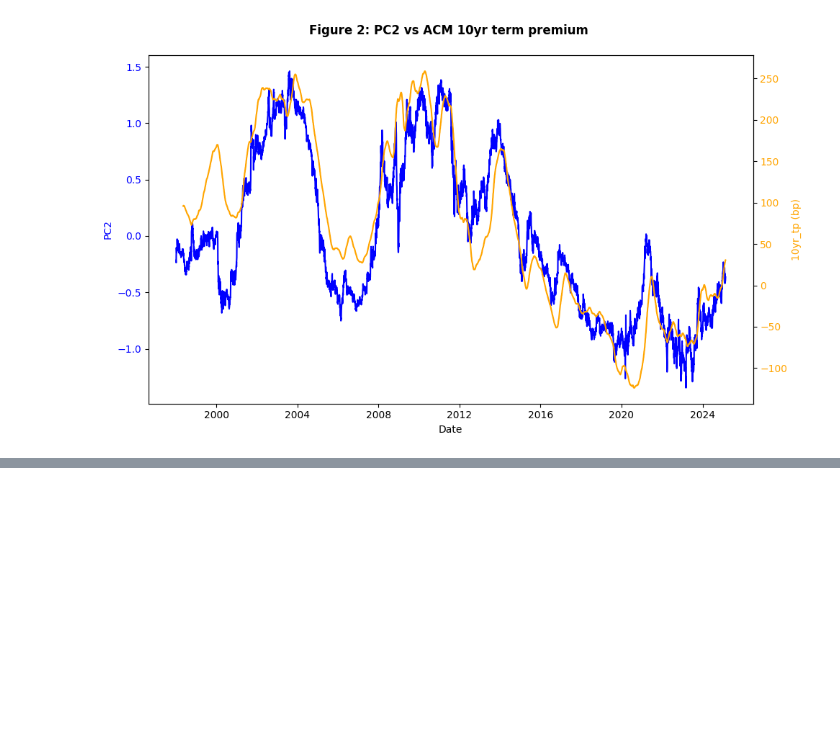
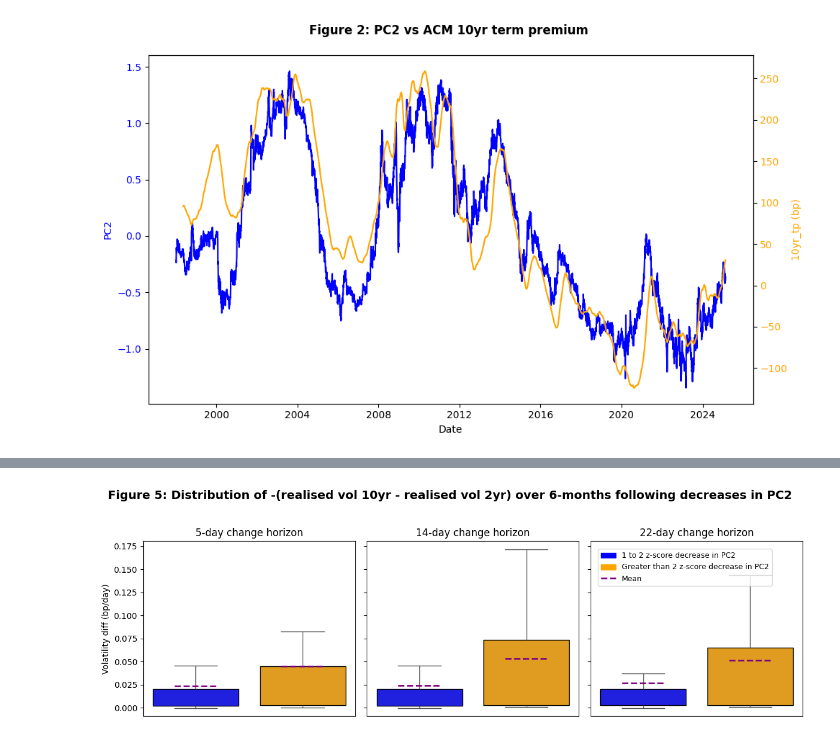
Before and after one commit to ALILODHI-cloud/UVAmacro, a Jupyter notebook: post_4/analysis.ipynb, the cells around one changed output, grey strips where cells are left out. Drawn from its saved outputs; the diff is of its cells as text; code cells hidden in the pictures; blank space fills up the shorter version.

```diff
--- a/post_4/analysis.ipynb
+++ b/post_4/analysis.ipynb
@@ -421,0 +333,73 @@ Name: PC2_5d_zscore, dtype: float64
+# %%
+import matplotlib.pyplot as plt
+import seaborn as sns
+import pandas as pd
+import matplotlib.patches as mpatches
+import matplotlib.lines as mlines
+
+# Copy DataFrame
+df_plot = df_total.copy()
+
+# Define categories for z-scores (Only '< -2' and '-1 to -2')
+df_plot['category_5d'] = pd.cut(df_plot['PC2_5d_zscore'], bins=[-float('inf'), -2, -1], labels=['< -2', '-1 to -2'])
+df_plot['category_14d'] = pd.cut(df_plot['PC2_14d_zscore'], bins=[-float('inf'), -2, -1], labels=['< -2', '-1 to -2'])
+df_plot['category_22d'] = pd.cut(df_plot['PC2_22d_zscore'], bins=[-float('inf'), -2, -1], labels=['< -2', '-1 to -2'])
+
+# Define consistent color mapping
+palette = {'-1 to -2': 'blue', '< -2': 'orange'}
+
+# Set up figure and axes (side by side) - Increased height
+fig, axes = plt.subplots(1, 3, figsize=(12, 4), sharey=True)
+
+# Function to plot boxplots with per-category mean lines
+def plot_boxplot(ax, category_col, title):
+    # Plot boxplot without median line
+    sns.boxplot(x=category_col, y='vol_diff_ahead_30', data=df_plot, palette=palette, ax=ax,
+                order=['-1 to -2', '< -2'], showfliers=False,
+                medianprops=dict(visible=False),
+                boxprops=dict(edgecolor='black'))  # Keep only box edges
+
+    ax.set_title(title, fontsize=12)
+
+    # Compute means for each category in the correct order
+    means = df_plot.groupby(category_col)['vol_diff_ahead_30'].mean().reindex(['-1 to -2', '< -2'])
+
+    # Add horizontal mean lines just inside each category box
+    for i, category in enumerate(means.index):
+        ax.hlines(y=means[category], xmin=i - 0.2, xmax=i + 0.2, color='purple', linestyle='--', linewidth=2)  # Short line within the box
+
+# Plot each boxplot
+plot_boxplot(axes[0], 'category_5d', '5-day change horizon')
+plot_boxplot(axes[1], 'category_14d', '14-day change horizon')
+plot_boxplot(axes[2], 'category_22d', '22-day change horizon')
+
+# Create custom legend
+legend_patches = [
+    mpatches.Patch(color='blue', label='1 to 2 z-score decrease in PC2'),
+    mpatches.Patch(color='orange', label='Greater than 2 z-score decrease in PC2'),
+    mlines.Line2D([], [], color='purple', linestyle='--', linewidth=2, label='Mean')
+]
+
+# Move legend into empty space at the top-right
+fig.legend(handles=legend_patches, loc='upper right', bbox_to_anchor=(0.95, 0.75), fontsize=9)
+
+# Set an overall bold title and move it to the very top
+fig.suptitle("Figure 5: Distribution of -(realised vol 10yr - realised vol 2yr) over 6-months following decreases in PC2 \n", fontsize=14, fontweight='bold')
+fig.subplots_adjust(top=0.85)  # Adjust top margin to move title higher
+
+# Clean up labels
+for ax in axes:
+    ax.grid(False)
+    ax.set_xticks([])  # Remove x-axis ticks
+    ax.set_xlabel('')  # Remove x-axis labels
+
+axes[0].set_ylabel('Volatility diff (bp/day)')
+
+plt.tight_layout()
+
+# Save the figure
+plt.savefig(f"{figure_path}/figure_5.jpg", bbox_inches='tight')
+
+# Show plot
+plt.show()
+# %% [output]
@@ -421,0 +417 @@ Name: PC2_5d_zscore, dtype: float64
+[figure, added]
```
Also changed, not shown: parts of 5 cells of this notebook.
